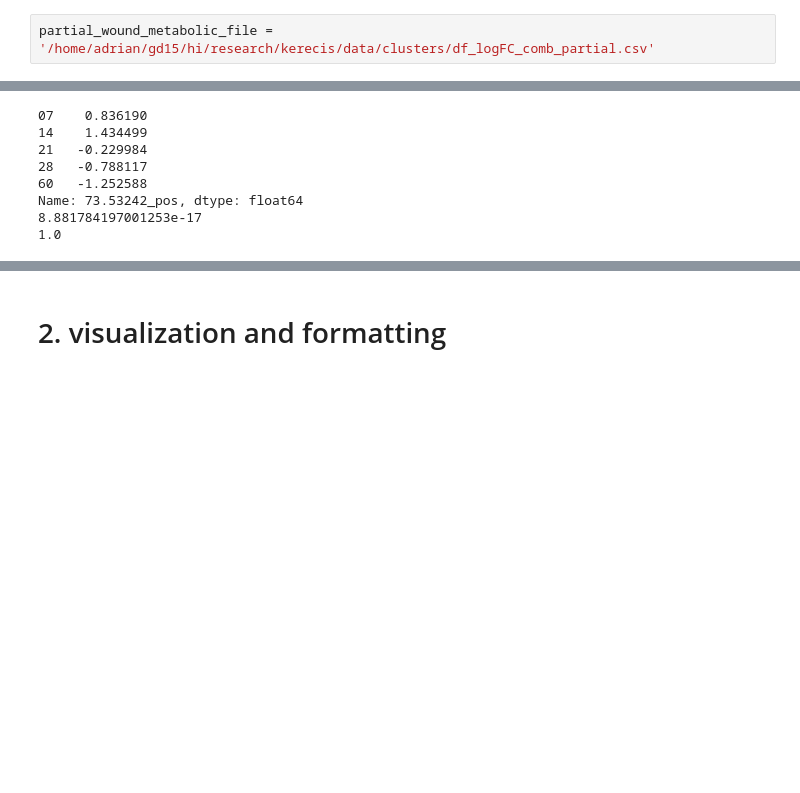
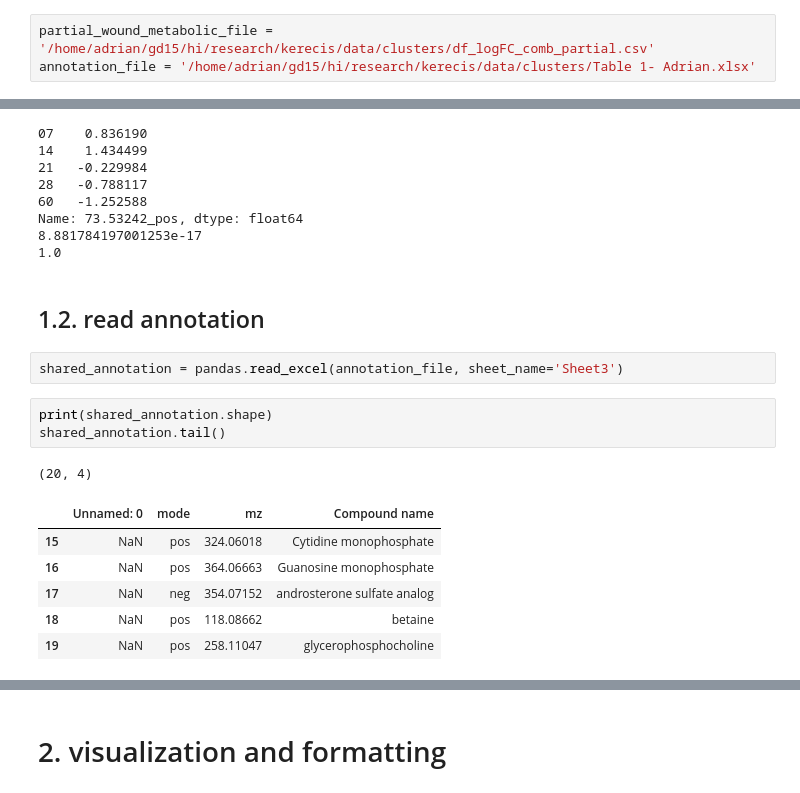
Before and after one commit to adelomana/healing, a Jupyter notebook: clustering_biomarkers_partial.ipynb, the cells around one changed output, grey strips where cells are left out. Cells and saved outputs as stored; diff of their text form; blank space fills up the shorter version.

```diff
--- a/clustering_biomarkers_partial.ipynb
+++ b/clustering_biomarkers_partial.ipynb
@@ -19,6 +19,7 @@ home_dir = '/home/adrian/'
 #home_dir = '/Users/adrian/'
 # %%
 partial_wound_metabolic_file = '/home/adrian/gd15/hi/research/kerecis/data/clusters/df_logFC_comb_partial.csv'
+annotation_file = '/home/adrian/gd15/hi/research/kerecis/data/clusters/Table 1- Adrian.xlsx'
 # %%
 days = [7, 14, 21, 28, 60]
 # %% [markdown]
@@ -64,3 +67,18 @@ print(numpy.std(zscore_profiles.iloc[2, :]))
 Name: 73.53242_pos, dtype: float64
 8.881784197001253e-17
 1.0
+# %% [markdown]
+## 1.2. read annotation
+# %%
+shared_annotation = pandas.read_excel(annotation_file, sheet_name='Sheet3')
+# %%
+print(shared_annotation.shape)
+shared_annotation.tail()
+# %% [output]
+(20, 4)
+|  | Unnamed: 0 | mode | mz | Compound name |
+| 15 | NaN | pos | 324.06018 | Cytidine monophosphate |
+| 16 | NaN | pos | 364.06663 | Guanosine monophosphate |
+| 17 | NaN | neg | 354.07152 | androsterone sulfate analog |
+| 18 | NaN | pos | 118.08662 | betaine |
+| 19 | NaN | pos | 258.11047 | glycerophosphocholine |
```
Also changed, not shown: parts of 3 cells of this notebook, 1 other file.
